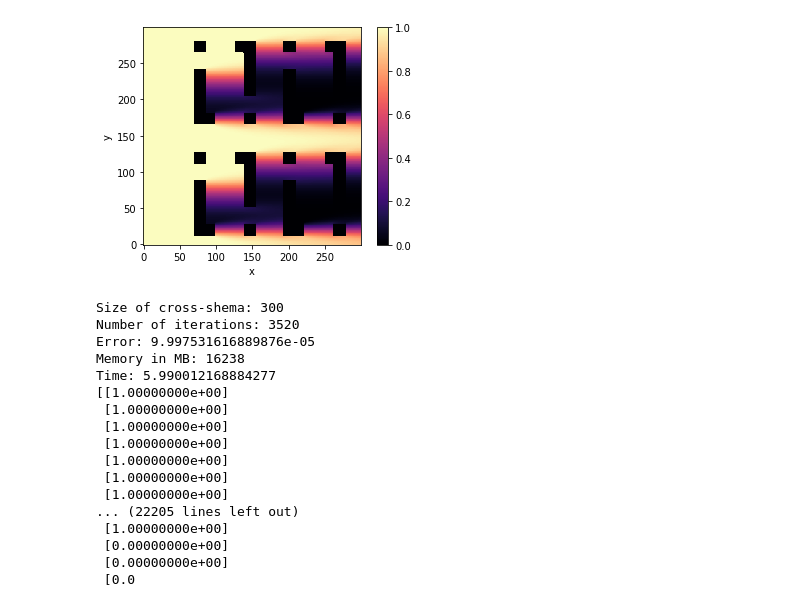
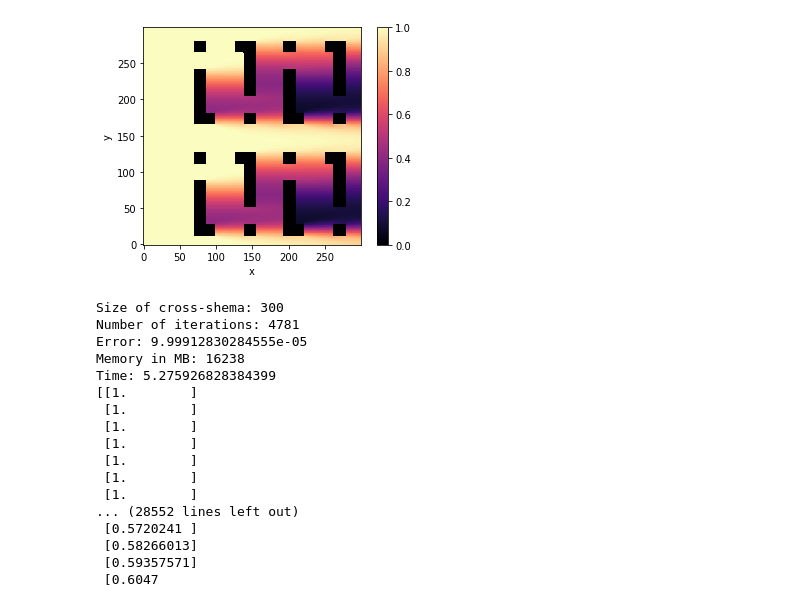
Before and after one commit to quarriedstone/inno_nummod_fall_2019, a Jupyter notebook: project/Project.ipynb, the cells around one changed output. Saved outputs shown, nothing was run; the diff lists cells and outputs as text; code cells hidden in the pictures.

```diff
--- a/project/Project.ipynb
+++ b/project/Project.ipynb
@@ -41,7 +41,7 @@ def si_method(A, x, e=10e-5,  n_iter = 5000):
     return x, i, err
 # %%
 def build_paramters_of_equation(M = 300, l1 = 1, l2 = 0, f = 0, k = 0.5, t = 0.25, h = 1):
-
+    t = h**2/(4*k)
     c0 = 1 - 4 * t * k / (h * h)
     c1 = t * (k / (h * h) - l1 / (2 * h))
     c2 = t * (k / (h * h) + l1 / (2 * h))
@@ -117,19 +117,19 @@ def build_paramters_of_equation(M = 300, l1 = 1, l2 = 0, f = 0, k = 0.5, t = 0.2
 # %%
 M = 300
 start_t = time.time()
-A, u = build_paramters_of_equation(M=M)
+A, u = build_paramters_of_equation(M=M, )
 s = np.sum(A, axis=0)
 
 u, num_steps, err = si_method(A, u)
 
 end_t = time.time()
 plt.imshow(u.reshape((300, 300)).T, origin='lower', cmap="magma")
 plt.colorbar()
 plt.xlabel("x")
 plt.ylabel("y")
 plt.show()
 # %% [output]
-[figure, old version]
+[figure, new version]
 # %%
 np.set_printoptions(threshold=sys.maxsize)
 
@@ -141,19 +141,19 @@ print("Time: " + str(end_t - start_t))
 print(u)
 # %% [output]
 Size of cross-shema: 300
-Number of iterations: 3520
-Error: 9.997531616889876e-05
+Number of iterations: 4781
+Error: 9.99912830284555e-05
 Memory in MB: 16238
-Time: 5.990012168884277
-[[1.00000000e+00]
- [1.00000000e+00]
- [1.00000000e+00]
- [1.00000000e+00]
- [1.00000000e+00]
- [1.00000000e+00]
- [1.00000000e+00]
-... (22205 lines left out)
- [1.00000000e+00]
- [0.00000000e+00]
- [0.00000000e+00]
- [0.0
+Time: 5.275926828384399
+[[1.        ]
+ [1.        ]
+ [1.        ]
+ [1.        ]
+ [1.        ]
+ [1.        ]
+ [1.        ]
+... (28552 lines left out)
+ [0.5720241 ]
+ [0.58266013]
+ [0.59357571]
+ [0.6047
```
